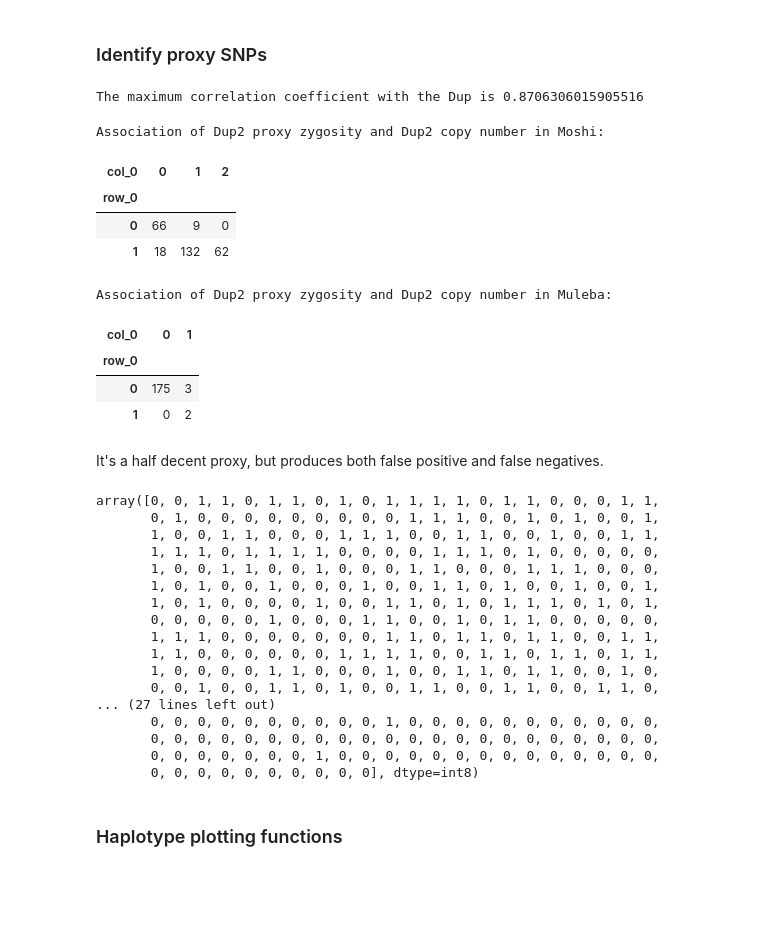
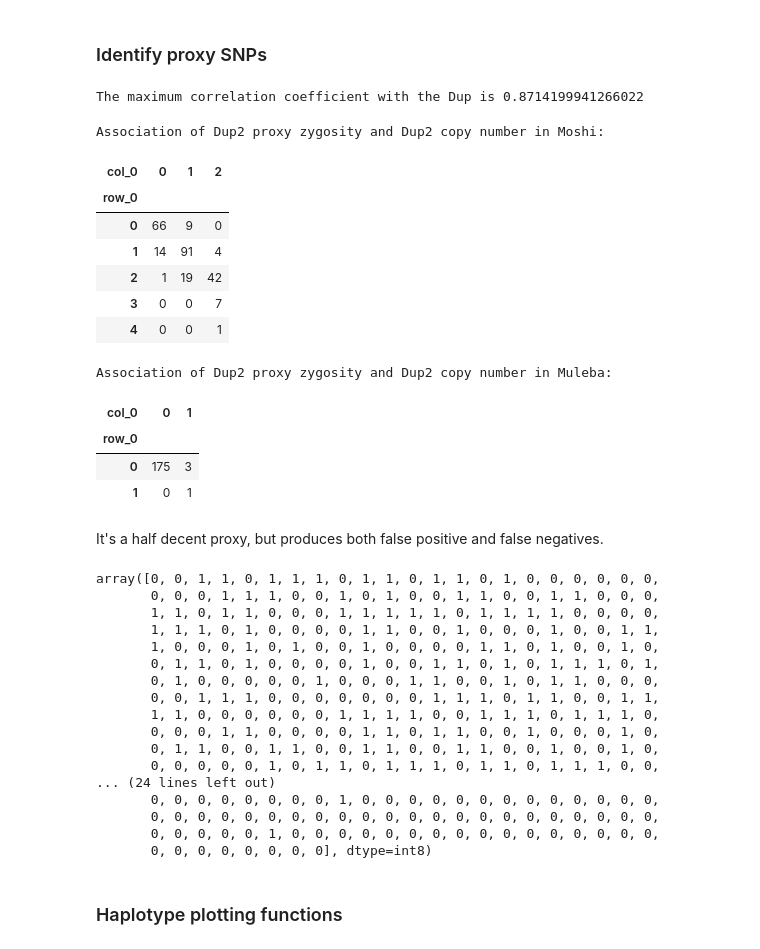
Before and after one commit to vigg-lstm/GAARD_east, a Jupyter notebook: CNV_analysis/sweeps/Coeaexf_CNV_haplotypes.ipynb, the cells around one changed output. Drawn from its saved outputs; the diff is of its cells as text; code cells hidden in the pictures; blank space fills up the shorter version.

```diff
--- a/CNV_analysis/sweeps/Coeaexf_CNV_haplotypes.ipynb
+++ b/CNV_analysis/sweeps/Coeaexf_CNV_haplotypes.ipynb
@@ -80,23 +130,25 @@ haps = (
     .set_index(samples = 'sample_id')
     .sel(samples = discordant_read_calls.index)
 )
+
+haps_Dup = haps.isel(samples = ~exclude_samples)
 # %%
 # Create haplotype array
-hap_array = allel.GenotypeArray(haps.call_genotype).to_haplotypes()
+hap_array_Dup = allel.GenotypeArray(haps_Dup.call_genotype).to_haplotypes()
 
 # Get allele counts
-ac = hap_array.count_alleles()
+ac = hap_array_Dup.count_alleles()
 
 # Identify segregating non-singletons.
 non_singleton = ac.min(1) > 1
 
 # Filter the datasets, removing non-segregating and singleton variants
-haps = haps.isel(variants = np.where(non_singleton)[0])
-hap_array = hap_array[non_singleton]
+haps_Dup = haps_Dup.isel(variants = np.where(non_singleton)[0])
+hap_array_Dup = hap_array_Dup[non_singleton]
 # %%
 # Get the SNP genotypes coded as 0, 1, 2 (wt, het, homozygote mutant). Since all phased SNPs
 # are biallelic, this is a suitable way to code genotype.
-genotypes = haps.call_genotype.values.sum(2)
+genotypes = haps_Dup.call_genotype.values.sum(2)
 genotypes
 # %% [output]
 array([[1, 2, 1, ..., 0, 1, 0],
@@ -111,62 +163,66 @@ array([[1, 2, 1, ..., 0, 1, 0],
 # %%
 # We look for SNPs whose presence / absence patterns are perfectly correlated with Dup31.
 SNP_cor = np.apply_along_axis(lambda x: spearmanr((x>0).astype('int'),
-                                                  Dup_calls),
+                                                  Dup_calls[~exclude_samples]),
                                     1,
                                     genotypes)[:, 0]
 print(f'The maximum correlation coefficient with the Dup is {np.nanmax(SNP_cor)}')
 # %% [output]
-The maximum correlation coefficient with the Dup is 0.8706306015905516
+The maximum correlation coefficient with the Dup is 0.8714199941266022
 # %%
 Dup_proxy = genotypes[np.nanargmax(SNP_cor)]
 
 # Let's look at the association of zygosity at those SNPs and copy number.
+
 print('Association of Dup2 proxy zygosity and Dup2 copy number in Moshi:')
 display(
-    pd.crosstab(Dup_calls[(meta.location == 'Moshi').values],
-                Dup_proxy[(meta.location == 'Moshi').values])
+    pd.crosstab(Dup_copy_number[(meta.loc[~exclude_samples, :].location == 'Moshi').values],
+                Dup_proxy[(meta.loc[~exclude_samples, :].location == 'Moshi').values])
 )
 
 print('Association of Dup2 proxy zygosity and Dup2 copy number in Muleba:')
 display(
-    pd.crosstab(Dup_calls[(meta.location == 'Muleba').values],
-                Dup_proxy[(meta.location == 'Muleba').values])
+    pd.crosstab(Dup_copy_number[(meta.loc[~exclude_samples, :].location == 'Muleba').values],
+                Dup_proxy[(meta.loc[~exclude_samples, :].location == 'Muleba').values])
 )
 # %% [output]
 Association of Dup2 proxy zygosity and Dup2 copy number in Moshi:
 | col_0 | 0 | 1 | 2 |
 | row_0 |  |  |  |
 | 0 | 66 | 9 | 0 |
-| 1 | 18 | 132 | 62 |
+| 1 | 14 | 91 | 4 |
+| 2 | 1 | 19 | 42 |
+| 3 | 0 | 0 | 7 |
+| 4 | 0 | 0 | 1 |
 Association of Dup2 proxy zygosity and Dup2 copy number in Muleba:
 | col_0 | 0 | 1 |
 | row_0 |  |  |
 | 0 | 175 | 3 |
-| 1 | 0 | 2 |
+| 1 | 0 | 1 |
 # %% [markdown]
 It's a half decent proxy, but produces both false positive and false negatives.
 # %%
-# Get the haplotypes rather than genotypes for the Dup10 proxy
-Dup_hap_proxy = hap_array[np.nanargmax(SNP_cor)]
+# Get the haplotypes rather than genotypes for the Dup2 proxy
+Dup_hap_proxy = hap_array_Dup[np.nanargmax(SNP_cor)]
 Dup_hap_proxy
 # %% [output]
-array([0, 0, 1, 1, 0, 1, 1, 0, 1, 0, 1, 1, 1, 1, 0, 1, 1, 0, 0, 0, 1, 1,
-       0, 1, 0, 0, 0, 0, 0, 0, 0, 0, 0, 1, 1, 1, 0, 0, 1, 0, 1, 0, 0, 1,
-       1, 0, 0, 1, 1, 0, 0, 0, 1, 1, 1, 0, 0, 1, 1, 0, 0, 1, 0, 0, 1, 1,
-       1, 1, 1, 0, 1, 1, 1, 1, 0, 0, 0, 0, 1, 1, 1, 0, 1, 0, 0, 0, 0, 0,
-       1, 0, 0, 1, 1, 0, 0, 1, 0, 0, 0, 1, 1, 0, 0, 0, 1, 1, 1, 0, 0, 0,
-       1, 0, 1, 0, 0, 1, 0, 0, 0, 1, 0, 0, 1, 1, 0, 1, 0, 0, 1, 0, 0, 1,
-       1, 0, 1, 0, 0, 0, 0, 1, 0, 0, 1, 1, 0, 1, 0, 1, 1, 1, 0, 1, 0, 1,
-       0, 0, 0, 0, 0, 1, 0, 0, 0, 1, 1, 0, 0, 1, 0, 1, 1, 0, 0, 0, 0, 0,
-       1, 1, 1, 0, 0, 0, 0, 0, 0, 0, 1, 1, 0, 1, 1, 0, 1, 1, 0, 0, 1, 1,
-       1, 1, 0, 0, 0, 0, 0, 0, 1, 1, 1, 1, 0, 0, 1, 1, 0, 1, 1, 0, 1, 1,
-       1, 0, 0, 0, 0, 1, 1, 0, 0, 0, 1, 0, 0, 1, 1, 0, 1, 1, 0, 0, 1, 0,
-       0, 0, 1, 0, 0, 1, 1, 0, 1, 0, 0, 1, 1, 0, 0, 1, 1, 0, 0, 1, 1, 0,
-... (27 lines left out)
-       0, 0, 0, 0, 0, 0, 0, 0, 0, 0, 1, 0, 0, 0, 0, 0, 0, 0, 0, 0, 0, 0,
+array([0, 0, 1, 1, 0, 1, 1, 1, 0, 1, 1, 0, 1, 1, 0, 1, 0, 0, 0, 0, 0, 0,
+       0, 0, 0, 1, 1, 1, 0, 0, 1, 0, 1, 0, 0, 1, 1, 0, 0, 1, 1, 0, 0, 0,
+       1, 1, 0, 1, 1, 0, 0, 0, 1, 1, 1, 1, 1, 0, 1, 1, 1, 1, 0, 0, 0, 0,
+       1, 1, 1, 0, 1, 0, 0, 0, 0, 1, 1, 0, 0, 1, 0, 0, 0, 1, 0, 0, 1, 1,
+       1, 0, 0, 0, 1, 0, 1, 0, 0, 1, 0, 0, 0, 0, 1, 1, 0, 1, 0, 0, 1, 0,
+       0, 1, 1, 0, 1, 0, 0, 0, 0, 1, 0, 0, 1, 1, 0, 1, 0, 1, 1, 1, 0, 1,
+       0, 1, 0, 0, 0, 0, 0, 1, 0, 0, 0, 1, 1, 0, 0, 1, 0, 1, 1, 0, 0, 0,
+       0, 0, 1, 1, 1, 0, 0, 0, 0, 0, 0, 0, 1, 1, 1, 0, 1, 1, 0, 0, 1, 1,
+       1, 1, 0, 0, 0, 0, 0, 0, 1, 1, 1, 1, 0, 0, 1, 1, 1, 0, 1, 1, 1, 0,
+       0, 0, 0, 1, 1, 0, 0, 0, 0, 1, 1, 0, 1, 1, 0, 0, 1, 0, 0, 0, 1, 0,
+       0, 1, 1, 0, 0, 1, 1, 0, 0, 1, 1, 0, 0, 1, 1, 0, 0, 1, 0, 0, 1, 0,
+       0, 0, 0, 0, 0, 1, 0, 1, 1, 0, 1, 1, 1, 0, 1, 1, 0, 1, 1, 1, 0, 0,
+... (24 lines left out)
+       0, 0, 0, 0, 0, 0, 0, 0, 1, 0, 0, 0, 0, 0, 0, 0, 0, 0, 0, 0, 0, 0,
        0, 0, 0, 0, 0, 0, 0, 0, 0, 0, 0, 0, 0, 0, 0, 0, 0, 0, 0, 0, 0, 0,
-       0, 0, 0, 0, 0, 0, 0, 1, 0, 0, 0, 0, 0, 0, 0, 0, 0, 0, 0, 0, 0, 0,
-       0, 0, 0, 0, 0, 0, 0, 0, 0, 0], dtype=int8)
+       0, 0, 0, 0, 0, 1, 0, 0, 0, 0, 0, 0, 0, 0, 0, 0, 0, 0, 0, 0, 0, 0,
+       0, 0, 0, 0, 0, 0, 0, 0], dtype=int8)
 # %% [markdown]
 ### Haplotype plotting functions
 # %%
```
Also changed, not shown: parts of 10 cells of this notebook, 4 other files.
